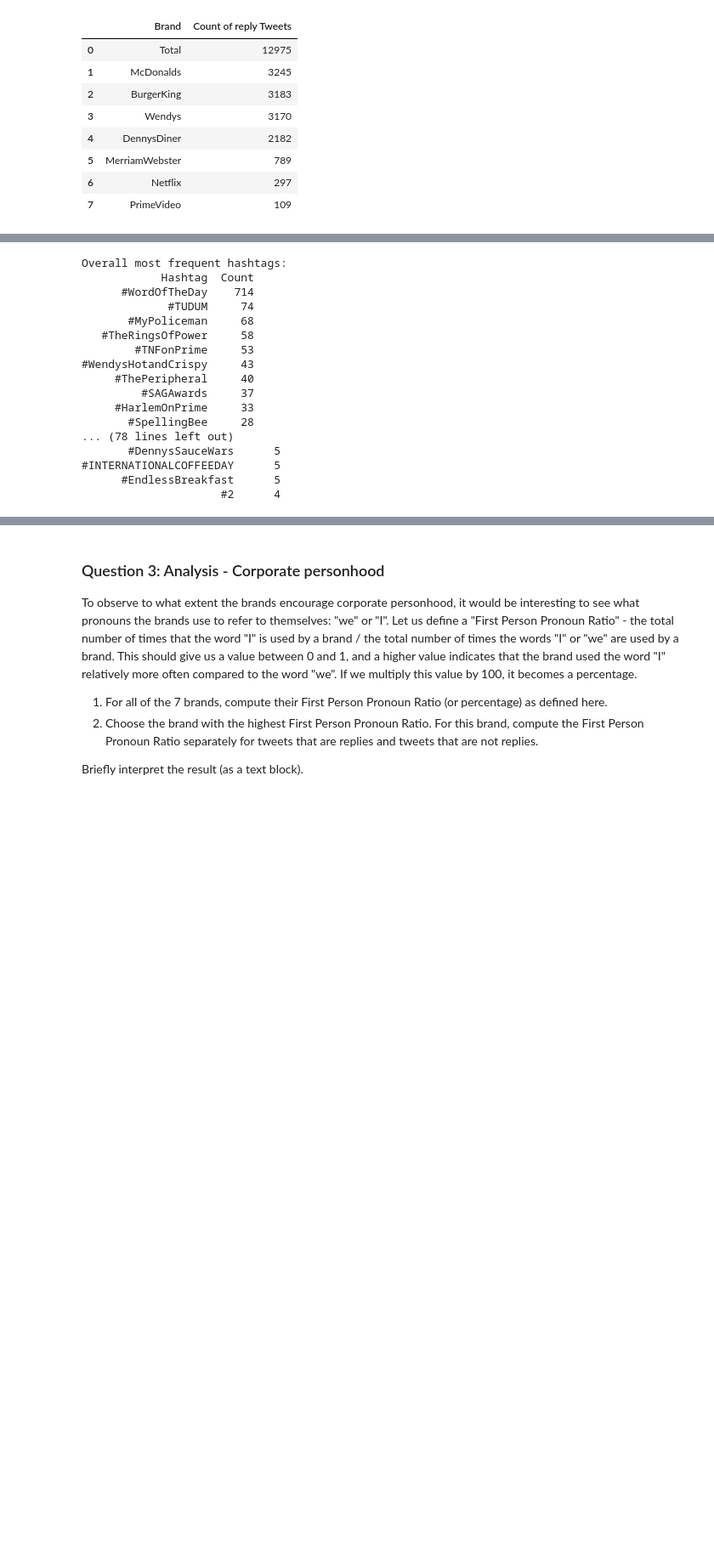
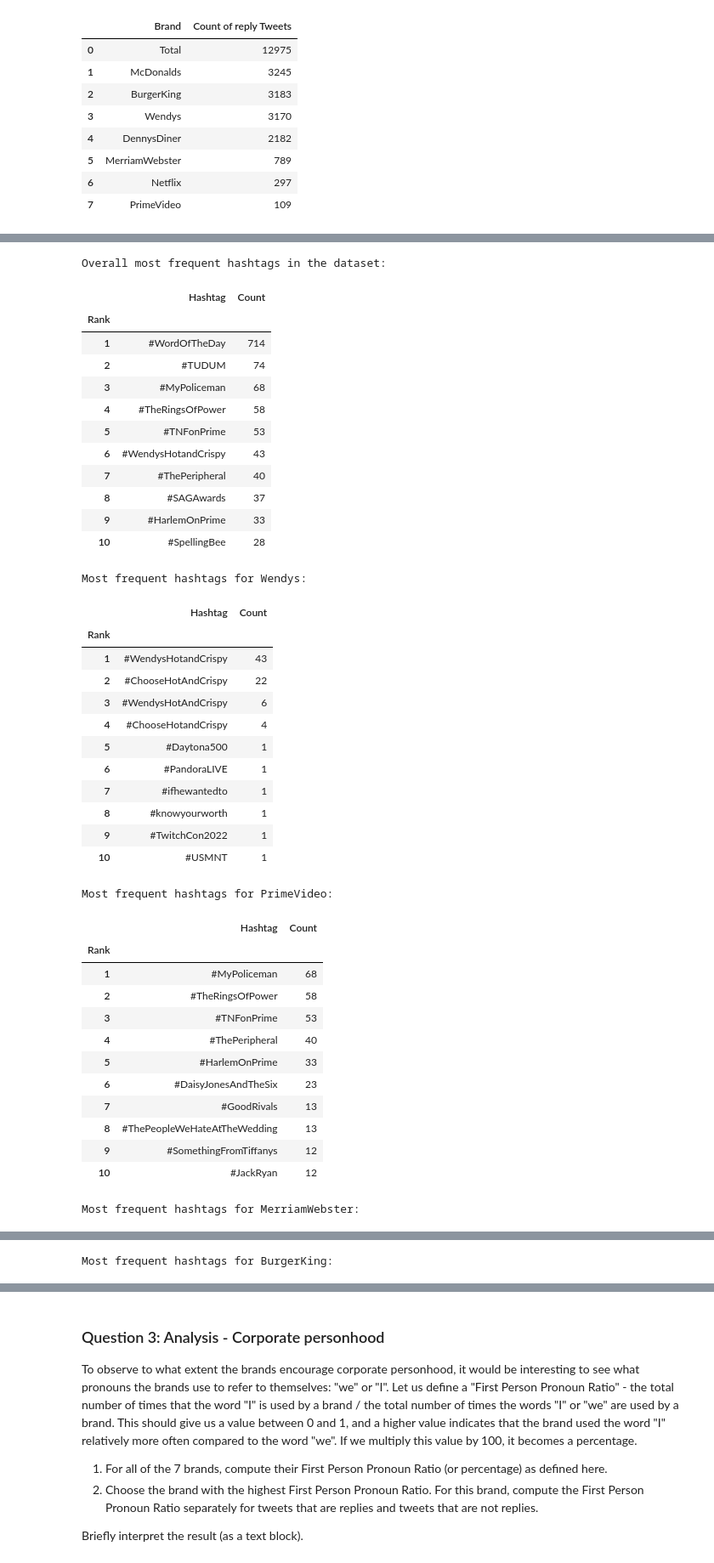
Before and after one commit to LeonardLehman/2023-coding-the-humanities, a Jupyter notebook: notebooks/CtH-final/Exam_CtH_2023.ipynb, the cells around one changed output, grey strips where cells are left out. Shown at 85% size. Cells and saved outputs as stored; diff of their text form; code cells hidden in the pictures; blank space fills up the shorter version.

```diff
--- a/notebooks/CtH-final/Exam_CtH_2023.ipynb
+++ b/notebooks/CtH-final/Exam_CtH_2023.ipynb
@@ -182,50 +180,73 @@ import re
 def extract_hashtags(text):
     hashtags = re.findall(r'\#\w+', text)
     return hashtags
 
 df_tweets['hashtags'] = df_tweets['text'].apply(extract_hashtags)
 
 all_hashtags = []
 for hashtags in df_tweets['hashtags']:
     all_hashtags.extend(hashtags)
 
 hashtags_count = pd.Series(all_hashtags).value_counts()
 
 #using print formating from previous tasks
-print("Overall most frequent hashtags:")
+print("Overall most frequent hashtags in the dataset:")
 df_hashtags_count = pd.DataFrame({'Hashtag': hashtags_count.index, 'Count': hashtags_count.values})
 df_hashtags_count.index += 1
 df_hashtags_count.index.name = 'Rank'
-print(df_hashtags_count.head(10).to_string(index=False))
+display(df_hashtags_count.head(10))
 
 for brand in df_tweets['username'].unique():
     brand_hashtags = []
     for text in df_tweets[df_tweets['username'] == brand]['text']:
         hashtags = extract_hashtags(text)
         brand_hashtags.extend(hashtags)
     brand_hashtags_count = pd.Series(brand_hashtags).value_counts()
 
     df_brand_hashtags_count = pd.DataFrame({'Hashtag': brand_hashtags_count.index, 'Count': brand_hashtags_count.values})
     df_brand_hashtags_count.index += 1
     df_brand_hashtags_count.index.name = 'Rank'
 
     print(f"\nMost frequent hashtags for {brand}:")
-    print(df_brand_hashtags_count.head(10).to_string(index=False))
+    display(df_brand_hashtags_count.head(10))
 # %% [output]
-Overall most frequent hashtags:
-            Hashtag  Count
-      #WordOfTheDay    714
-             #TUDUM     74
-       #MyPoliceman     68
-   #TheRingsOfPower     58
-        #TNFonPrime     53
-#WendysHotandCrispy     43
-     #ThePeripheral     40
-         #SAGAwards     37
-     #HarlemOnPrime     33
-       #SpellingBee     28
-... (78 lines left out)
-       #DennysSauceWars      5
-#INTERNATIONALCOFFEEDAY      5
-      #EndlessBreakfast      5
-                     #2      4
+Overall most frequent hashtags in the dataset:
+|  | Hashtag | Count |
+| Rank |  |  |
+| 1 | #WordOfTheDay | 714 |
+| 2 | #TUDUM | 74 |
+| 3 | #MyPoliceman | 68 |
+| 4 | #TheRingsOfPower | 58 |
+| 5 | #TNFonPrime | 53 |
+| 6 | #WendysHotandCrispy | 43 |
+| 7 | #ThePeripheral | 40 |
+| 8 | #SAGAwards | 37 |
+| 9 | #HarlemOnPrime | 33 |
+| 10 | #SpellingBee | 28 |
+Most frequent hashtags for Wendys:
+|  | Hashtag | Count |
+| Rank |  |  |
+| 1 | #WendysHotandCrispy | 43 |
+| 2 | #ChooseHotAndCrispy | 22 |
+| 3 | #WendysHotAndCrispy | 6 |
+| 4 | #ChooseHotandCrispy | 4 |
+| 5 | #Daytona500 | 1 |
+| 6 | #PandoraLIVE | 1 |
+| 7 | #ifhewantedto | 1 |
+| 8 | #knowyourworth | 1 |
+| 9 | #TwitchCon2022 | 1 |
+| 10 | #USMNT | 1 |
+Most frequent hashtags for PrimeVideo:
+|  | Hashtag | Count |
+| Rank |  |  |
+| 1 | #MyPoliceman | 68 |
+| 2 | #TheRingsOfPower | 58 |
+| 3 | #TNFonPrime | 53 |
+| 4 | #ThePeripheral | 40 |
+| 5 | #HarlemOnPrime | 33 |
+| 6 | #DaisyJonesAndTheSix | 23 |
+| 7 | #GoodRivals | 13 |
+| 8 | #ThePeopleWeHateAtTheWedding | 13 |
+| 9 | #SomethingFromTiffanys | 12 |
+| 10 | #JackRyan | 12 |
+Most frequent hashtags for MerriamWebster:
@@ -231,0 +265 @@ Overall most frequent hashtags:
+Most frequent hashtags for BurgerKing:
```
Also changed, not shown: parts of 3 cells of this notebook.
